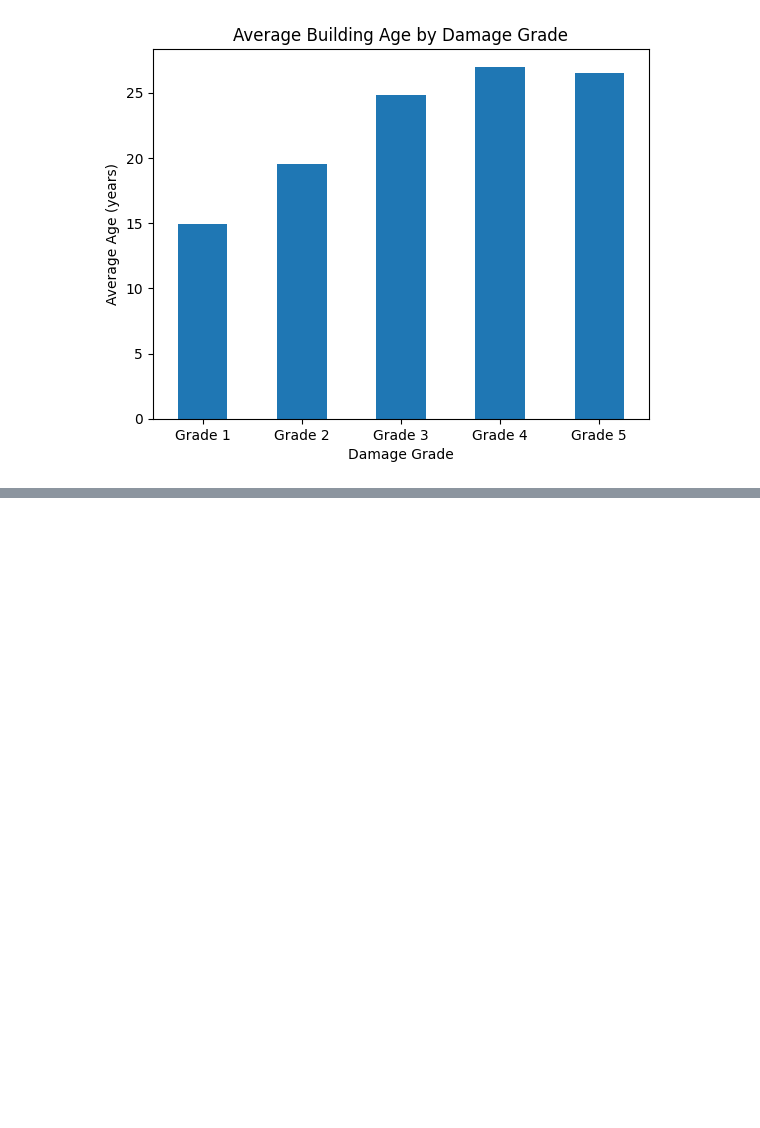
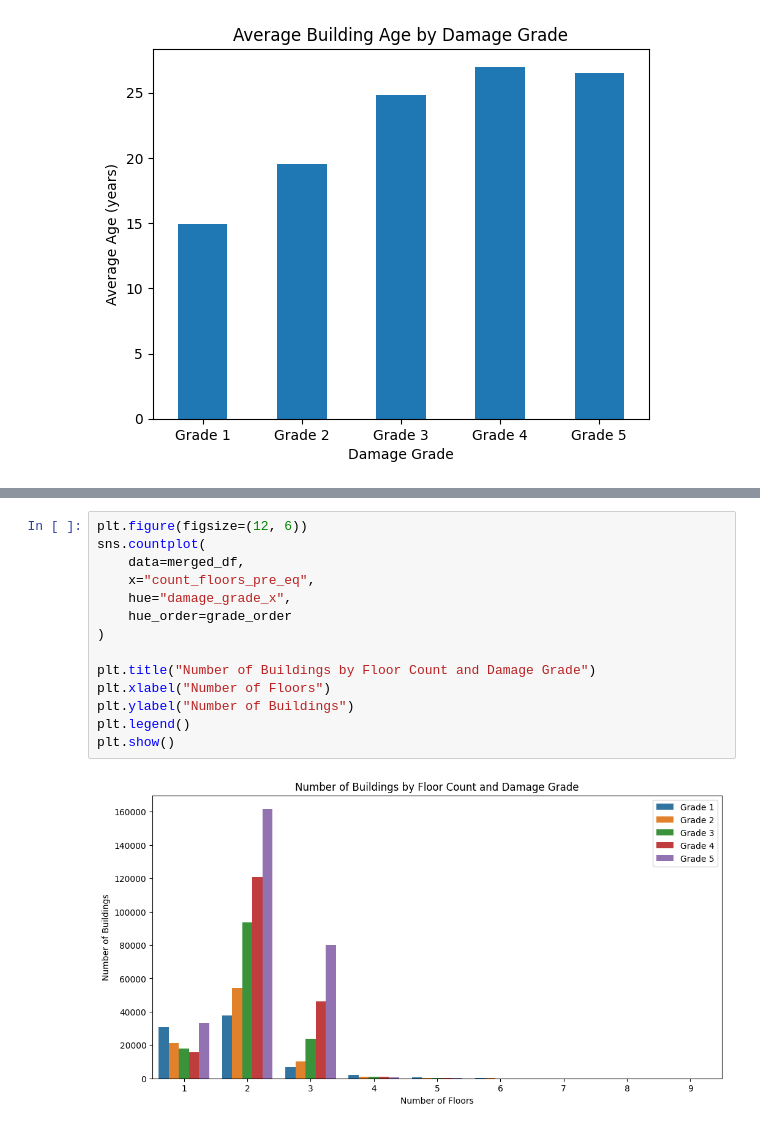
Before and after one commit to jfrancinel/building-damage-eda, a Jupyter notebook: eda.ipynb, the cells around one changed output, grey strips where cells are left out. Drawn from its saved outputs; the diff is of its cells as text; blank space fills up the shorter version.

```diff
--- a/eda.ipynb
+++ b/eda.ipynb
@@ -271,0 +351,16 @@ Name: count_floors_pre_eq, dtype: float64
+# %%
+plt.figure(figsize=(12, 6))
+sns.countplot(
+    data=merged_df,
+    x="count_floors_pre_eq",
+    hue="damage_grade_x",
+    hue_order=grade_order
+)
+
+plt.title("Number of Buildings by Floor Count and Damage Grade")
+plt.xlabel("Number of Floors")
+plt.ylabel("Number of Buildings")
+plt.legend()
+plt.show()
+# %% [output]
+[figure, added]
```
Also changed, not shown: parts of 28 cells of this notebook.
